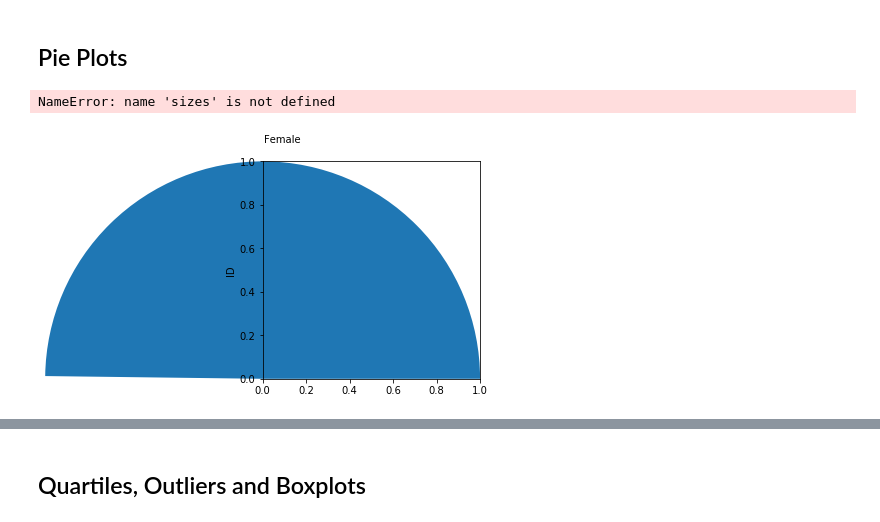
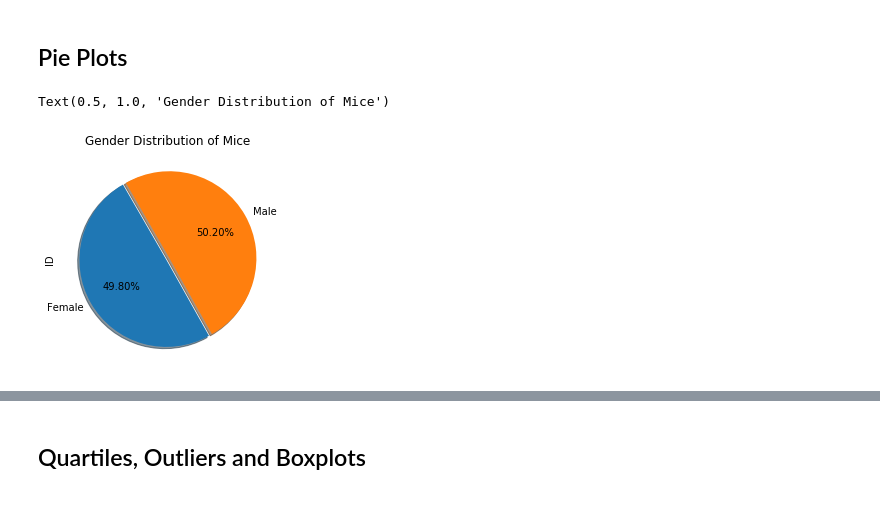
Before and after one commit to bonem97/Matplotlib-Challenge, a Jupyter notebook: pymaceuticals.ipynb, the cells around one changed output, grey strips where cells are left out. Saved outputs shown, nothing was run; the diff lists cells and outputs as text; code cells hidden in the pictures.

```diff
--- a/pymaceuticals.ipynb
+++ b/pymaceuticals.ipynb
@@ -161,15 +161,15 @@ Text(0, 0.5, 'Number of Mice Present')
 # %%
 # Generate a pie plot showing the distribution of female versus male mice using pandas
 df2 = clean_df.groupby(['Sex'])['ID'].count()
-def percent(val):
-    perc = np.round(val/100.*sizes.sum(), 0)
-    return f'{perc} mice'
+#def percent(val):
+#    perc = np.round(val/100.*sizes.sum(), 0)
+#    return f'{perc} mice'
 
-df2.plot.pie(autopct=percent)
+df2.plot.pie(explode=(0.02, 0.02), shadow=True, autopct='%1.2f%%', startangle=120)
 plt.title('Gender Distribution of Mice')
 # %% [output]
-NameError: name 'sizes' is not defined
+Text(0.5, 1.0, 'Gender Distribution of Mice')
-[figure, old version]
+[figure, new version]
 # %%
 # Generate a pie plot showing the distribution of female versus male mice using pyplot
 lable = 'Female', 'Male'
```
Also changed, not shown: parts of 4 cells of this notebook.
